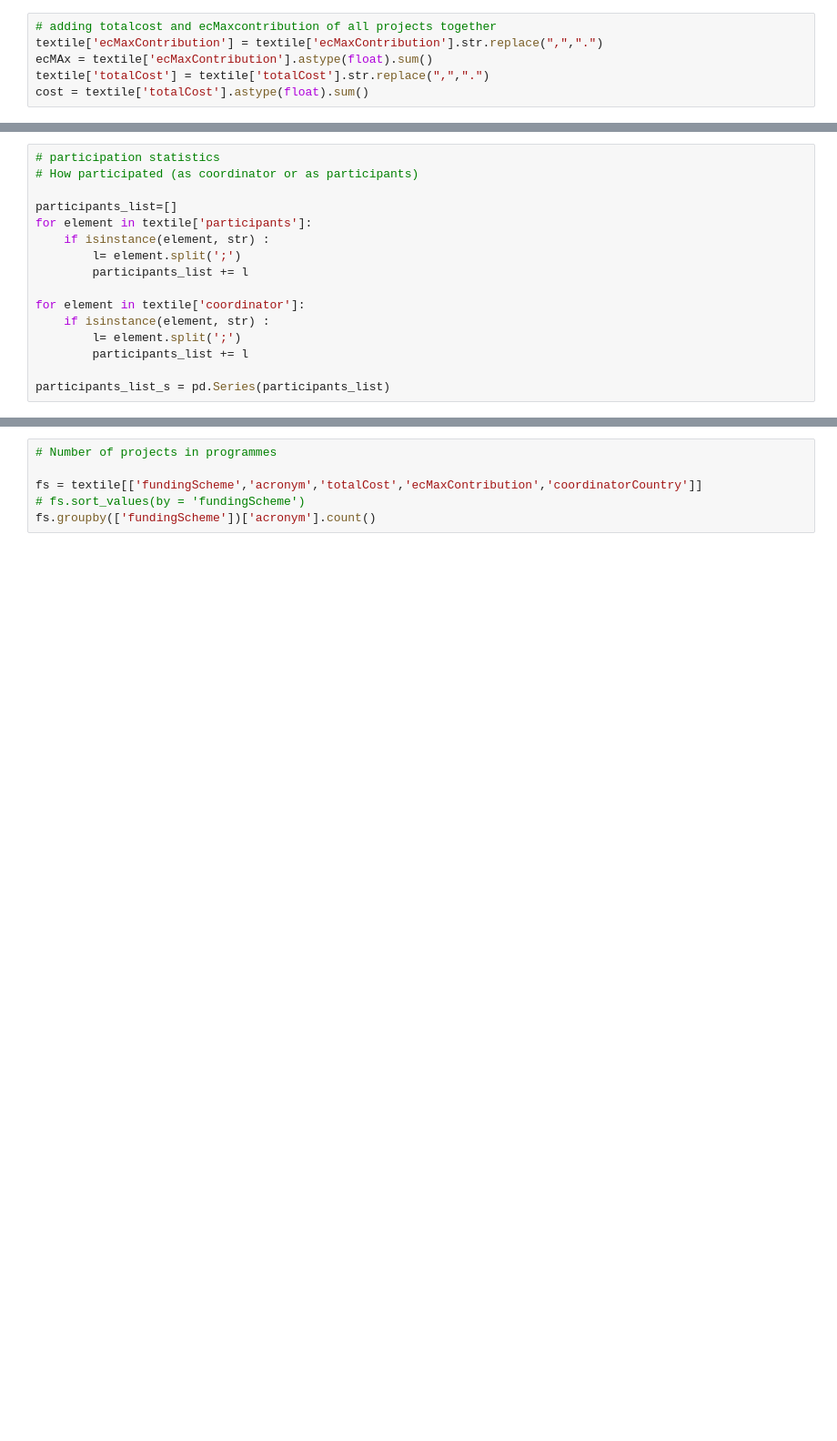
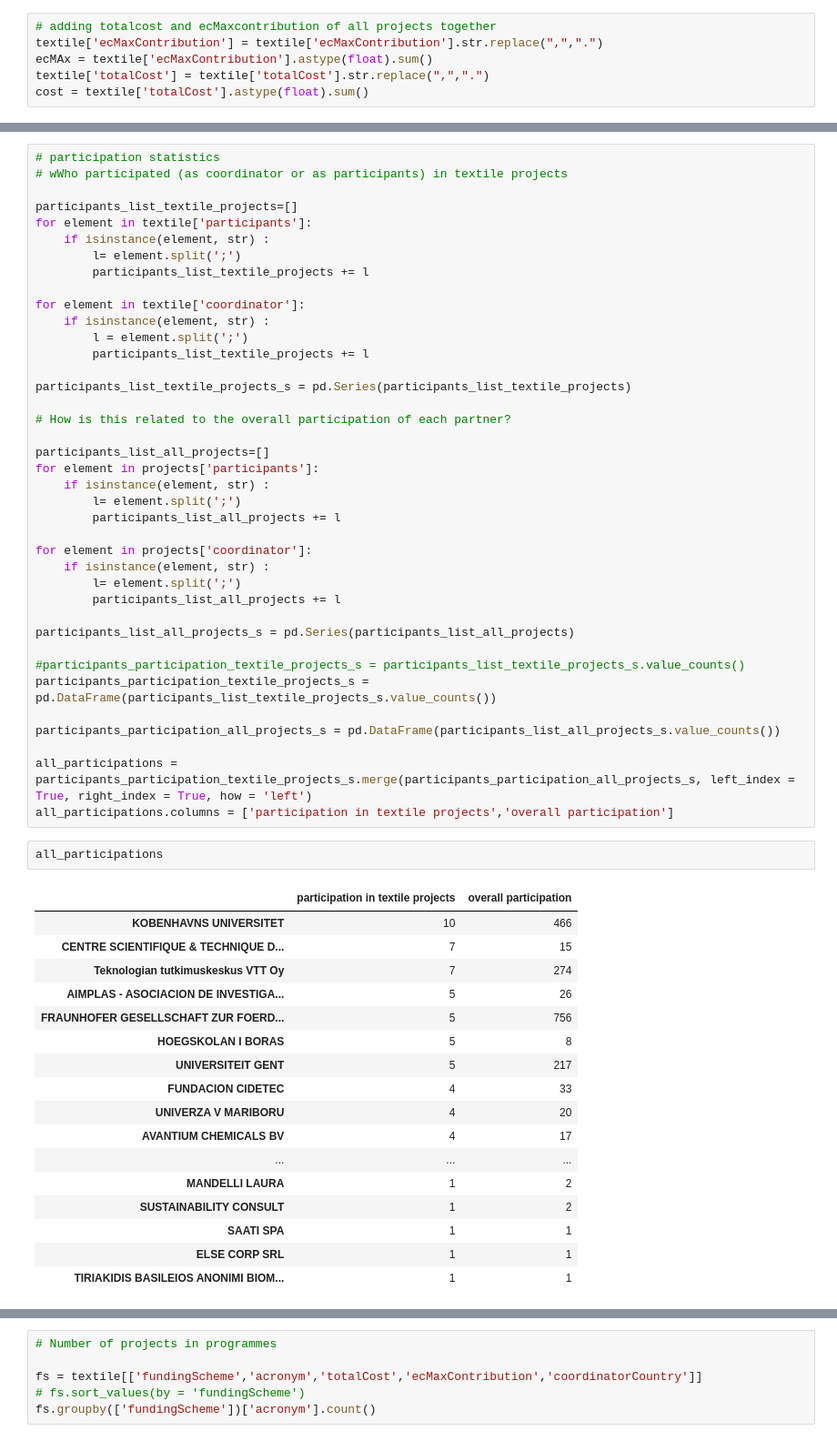
Before and after one commit to Aguesses/beforeAndAfter7, a Jupyter notebook: H2020_projects_NLTK.ipynb, the cells around one changed output, grey strips where cells are left out. Shown: that part at 91% size. Saved outputs shown, nothing was run; the diff lists cells and outputs as text; blank space fills up the shorter version.

```diff
--- a/H2020_projects_NLTK.ipynb
+++ b/H2020_projects_NLTK.ipynb
@@ -84,16 +84,59 @@ ecMAx/cost*100
 # %%
 # participation statistics
-# How participated (as coordinator or as participants)
+# wWho participated (as coordinator or as participants) in textile projects
 
-participants_list=[]
+participants_list_textile_projects=[]
 for element in textile['participants']:
     if isinstance(element, str) :
         l= element.split(';')
-        participants_list += l
+        participants_list_textile_projects += l
 
 for element in textile['coordinator']:
     if isinstance(element, str) :
+        l = element.split(';')
+        participants_list_textile_projects += l
+
+participants_list_textile_projects_s = pd.Series(participants_list_textile_projects)
+
+# How is this related to the overall participation of each partner?
+
+participants_list_all_projects=[]
+for element in projects['participants']:
+    if isinstance(element, str) :
         l= element.split(';')
-        participants_list += l
+        participants_list_all_projects += l
 
-participants_list_s = pd.Series(participants_list)
+for element in projects['coordinator']:
+    if isinstance(element, str) :
+        l= element.split(';')
+        participants_list_all_projects += l
+
+participants_list_all_projects_s = pd.Series(participants_list_all_projects)
+
+#participants_participation_textile_projects_s = participants_list_textile_projects_s.value_counts()
+participants_participation_textile_projects_s = pd.DataFrame(participants_list_textile_projects_s.value_counts())
+
+participants_participation_all_projects_s = pd.DataFrame(participants_list_all_projects_s.value_counts())
+
+all_participations = participants_participation_textile_projects_s.merge(participants_participation_all_projects_s, left_index = True, right_index = True, how = 'left')
+all_participations.columns = ['participation in textile projects','overall participation']
+# %%
+all_participations
+# %% [output]
+|  | participation in textile projects | overall participation |
+| KOBENHAVNS UNIVERSITET | 10 | 466 |
+| CENTRE SCIENTIFIQUE & TECHNIQUE D... | 7 | 15 |
+| Teknologian tutkimuskeskus VTT Oy | 7 | 274 |
+| AIMPLAS - ASOCIACION DE INVESTIGA... | 5 | 26 |
+| FRAUNHOFER GESELLSCHAFT ZUR FOERD... | 5 | 756 |
+| HOEGSKOLAN I BORAS | 5 | 8 |
+| UNIVERSITEIT GENT | 5 | 217 |
+| FUNDACION CIDETEC | 4 | 33 |
+| UNIVERZA V MARIBORU | 4 | 20 |
+| AVANTIUM CHEMICALS BV | 4 | 17 |
+| ... | ... | ... |
+| MANDELLI LAURA | 1 | 2 |
+| SUSTAINABILITY CONSULT | 1 | 2 |
+| SAATI SPA | 1 | 1 |
+| ELSE CORP SRL | 1 | 1 |
+| TIRIAKIDIS BASILEIOS ANONIMI BIOM... | 1 | 1 |
```
Also changed, not shown: parts of 7 cells of this notebook, 1 other file.
